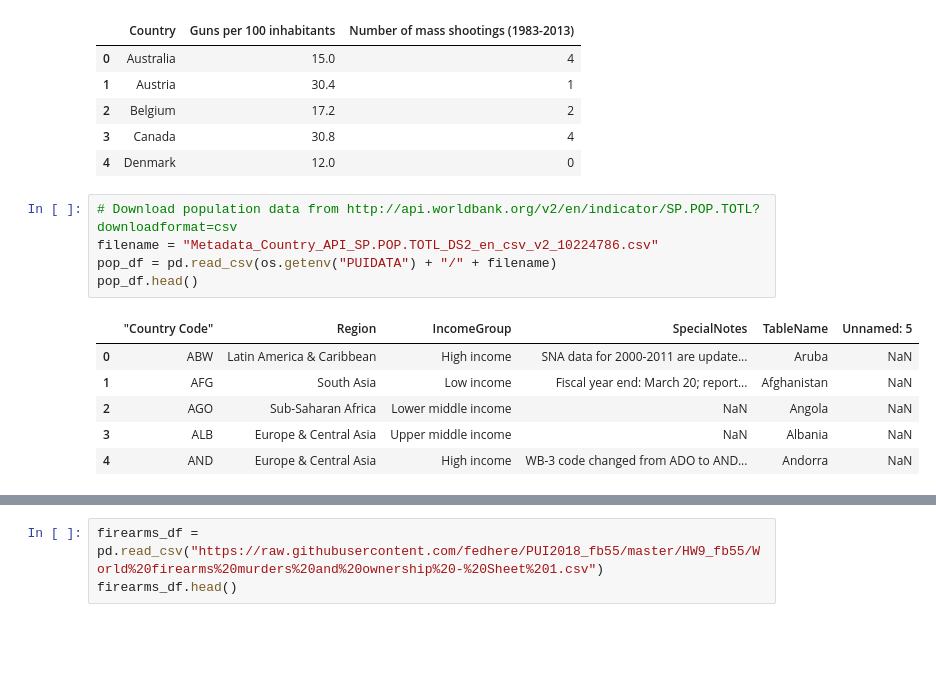
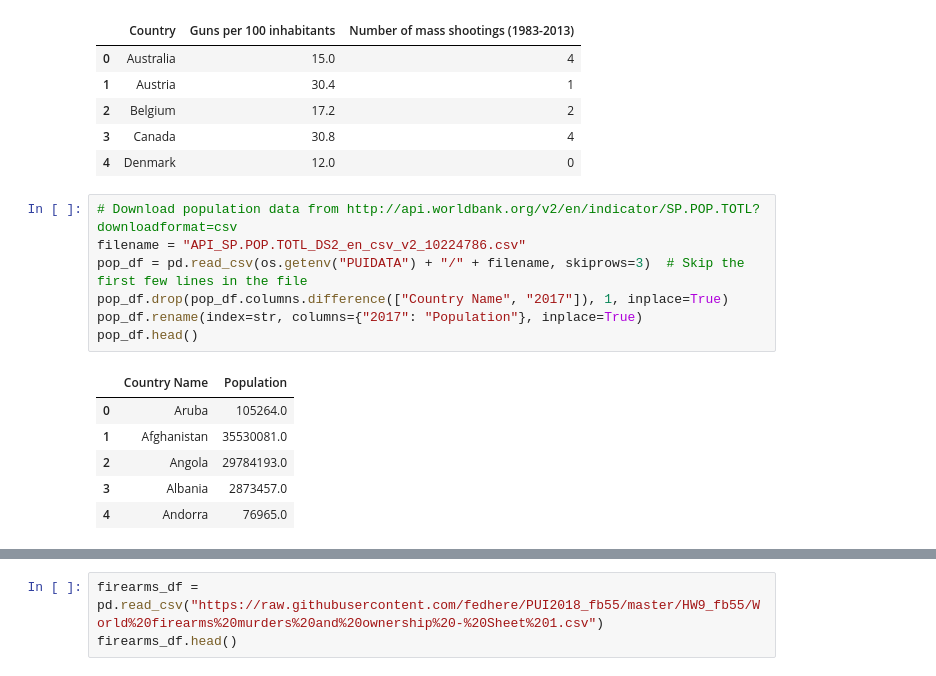
Before and after one commit to aawerner/PUI2018_aaw329, a Jupyter notebook: HW9_aaw329/HW9_3_aaw329.ipynb, the cells around one changed output, grey strips where cells are left out. Drawn from its saved outputs; the diff is of its cells as text; blank space fills up the shorter version.

```diff
--- a/HW9_aaw329/HW9_3_aaw329.ipynb
+++ b/HW9_aaw329/HW9_3_aaw329.ipynb
@@ -45,13 +49,15 @@ mass_shooting_df.head()
 | 4 | Denmark | 12.0 | 0 |
 # %%
 # Download population data from http://api.worldbank.org/v2/en/indicator/SP.POP.TOTL?downloadformat=csv
-filename = "Metadata_Country_API_SP.POP.TOTL_DS2_en_csv_v2_10224786.csv"
-pop_df = pd.read_csv(os.getenv("PUIDATA") + "/" + filename)
+filename = "API_SP.POP.TOTL_DS2_en_csv_v2_10224786.csv"
+pop_df = pd.read_csv(os.getenv("PUIDATA") + "/" + filename, skiprows=3)  # Skip the first few lines in the file
+pop_df.drop(pop_df.columns.difference(["Country Name", "2017"]), 1, inplace=True)
+pop_df.rename(index=str, columns={"2017": "Population"}, inplace=True)
 pop_df.head()
 # %% [output]
-|  | ﻿"Country Code" | Region | IncomeGroup | SpecialNotes | TableName | Unnamed: 5 |
-| 0 | ABW | Latin America & Caribbean | High income | SNA data for 2000-2011 are update... | Aruba | NaN |
-| 1 | AFG | South Asia | Low income | Fiscal year end: March 20; report... | Afghanistan | NaN |
-| 2 | AGO | Sub-Saharan Africa | Lower middle income | NaN | Angola | NaN |
-| 3 | ALB | Europe & Central Asia | Upper middle income | NaN | Albania | NaN |
-| 4 | AND | Europe & Central Asia | High income | WB-3 code changed from ADO to AND... | Andorra | NaN |
+|  | Country Name | Population |
+| 0 | Aruba | 105264.0 |
+| 1 | Afghanistan | 35530081.0 |
+| 2 | Angola | 29784193.0 |
+| 3 | Albania | 2873457.0 |
+| 4 | Andorra | 76965.0 |
```
Also changed, not shown: parts of 32 cells of this notebook.
